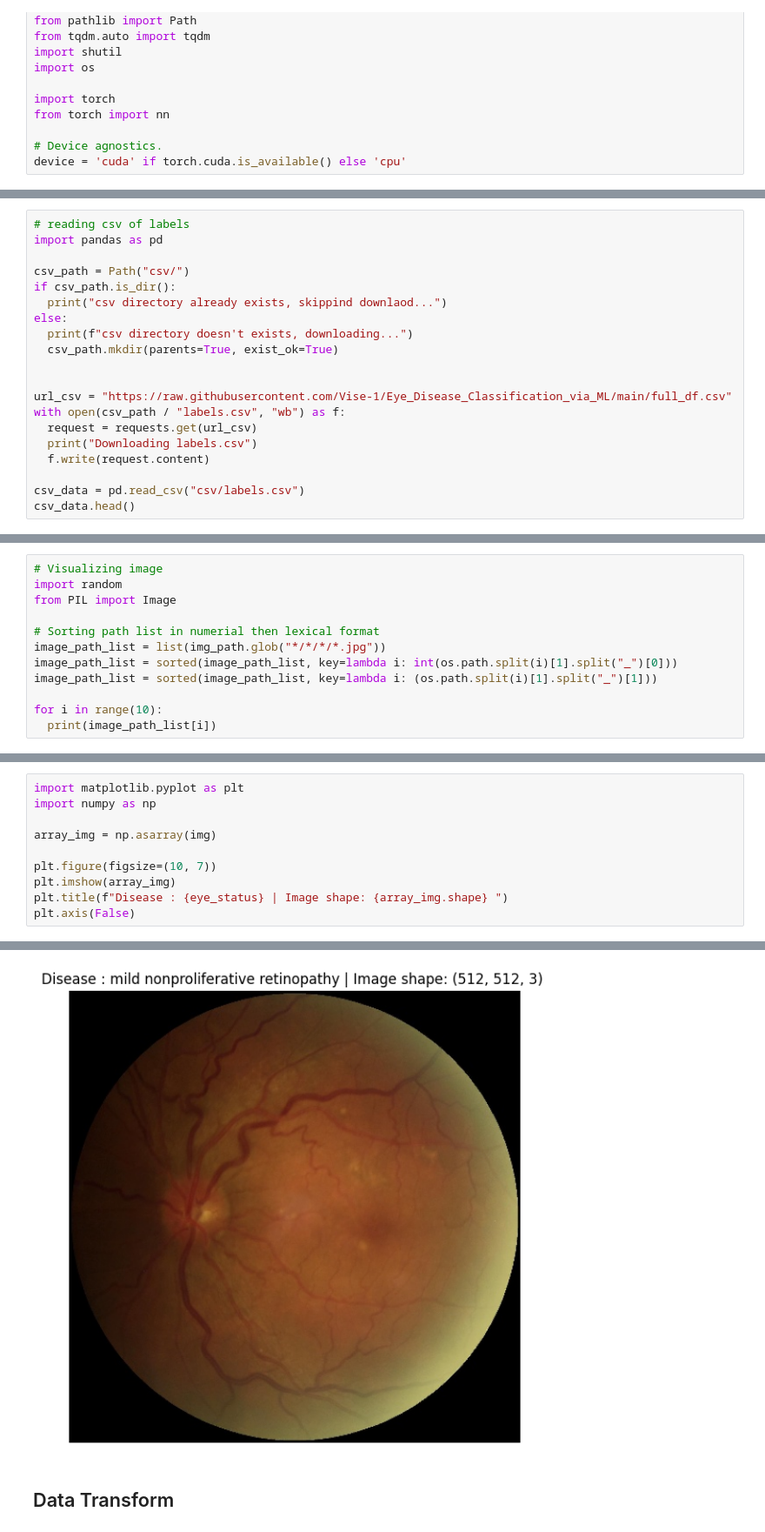
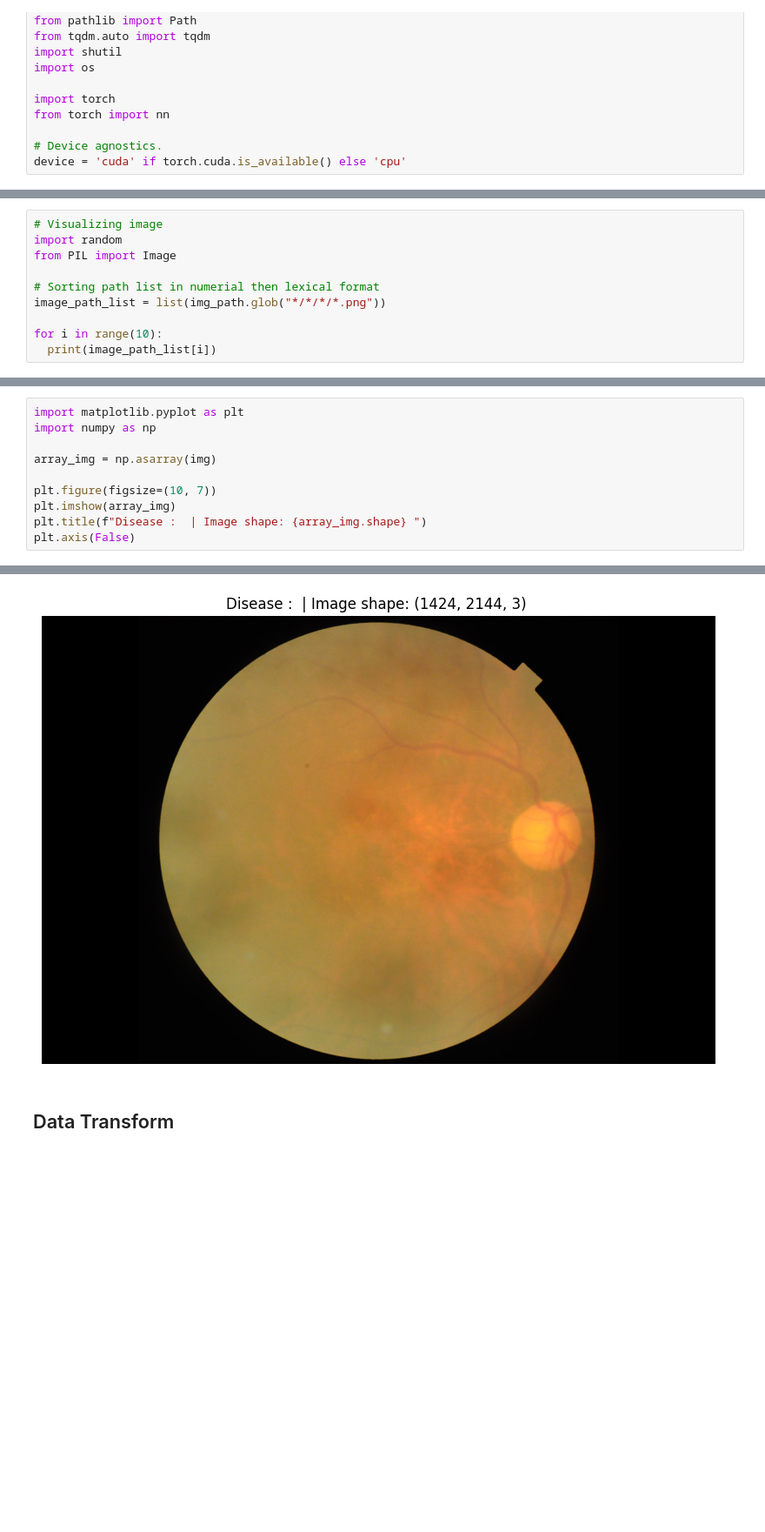
Before and after one commit to Vise-1/Eye_Disease_Classification_via_ML, a Jupyter notebook: Model_Eye_Disease_Classification.ipynb, the cells around one changed output, grey strips where cells are left out. Shown: that part at 87% size. Drawn from its saved outputs; the diff is of its cells as text; blank space fills up the shorter version.

```diff
--- a/Model_Eye_Disease_Classification.ipynb
+++ b/Model_Eye_Disease_Classification.ipynb
@@ -64,20 +81,0 @@ data/Dataset_Eye_Disease
-# %%
-# reading csv of labels
-import pandas as pd
-
-csv_path = Path("csv/")
-if csv_path.is_dir():
-  print("csv directory already exists, skippind downlaod...")
-else:
-  print(f"csv directory doesn't exists, downloading...")
-  csv_path.mkdir(parents=True, exist_ok=True)
-
-
-url_csv = "https://raw.githubusercontent.com/Vise-1/Eye_Disease_Classification_via_ML/main/full_df.csv"
-with open(csv_path / "labels.csv", "wb") as f:
-  request = requests.get(url_csv)
-  print("Downloading labels.csv")
-  f.write(request.content)
-
-csv_data = pd.read_csv("csv/labels.csv")
-csv_data.head()
@@ -96,9 +110,7 @@ import random
 from PIL import Image
 
 # Sorting path list in numerial then lexical format
-image_path_list = list(img_path.glob("*/*/*/*.jpg"))
-image_path_list = sorted(image_path_list, key=lambda i: int(os.path.split(i)[1].split("_")[0]))
-image_path_list = sorted(image_path_list, key=lambda i: (os.path.split(i)[1].split("_")[1]))
+image_path_list = list(img_path.glob("*/*/*/*.png"))
 
 for i in range(10):
   print(image_path_list[i])
@@ -155,6 +203,6 @@ array_img = np.asarray(img)
 
 plt.figure(figsize=(10, 7))
 plt.imshow(array_img)
-plt.title(f"Disease : {eye_status} | Image shape: {array_img.shape} ")
+plt.title(f"Disease :  | Image shape: {array_img.shape} ")
 plt.axis(False)
 # %% [output]
@@ -162,4 +210,4 @@ plt.axis(False)
-[figure, old version]
+[figure, new version]
 # %% [markdown]
 ## Data Transform
 # %%
```
Also changed, not shown: parts of 14 cells of this notebook.
